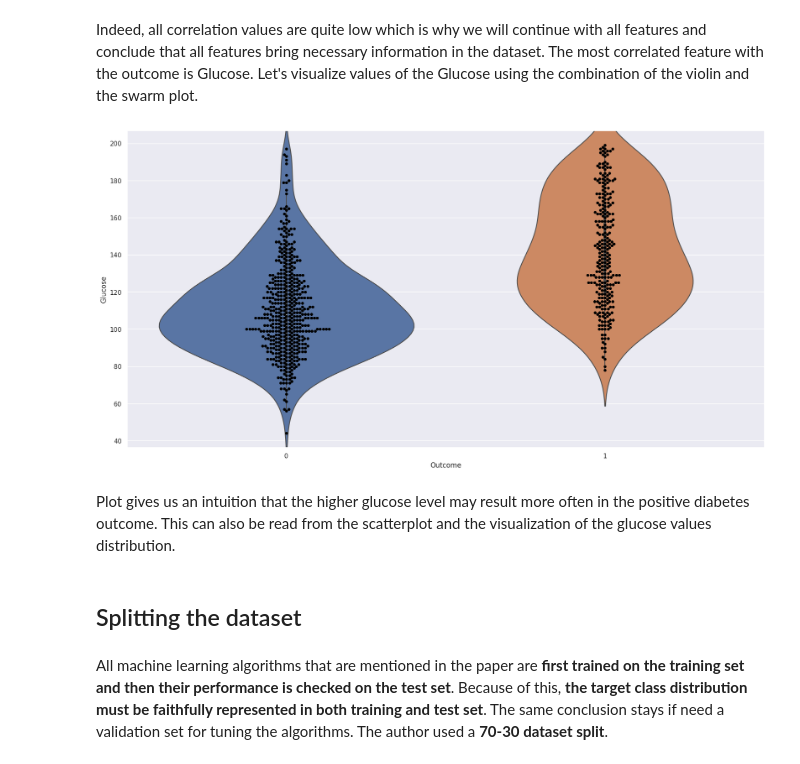
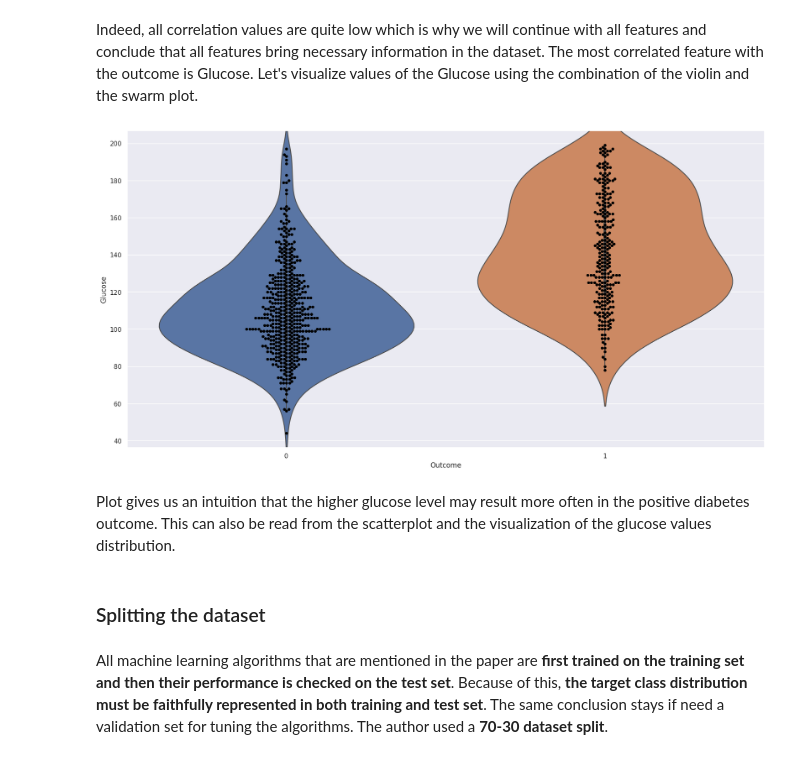
Before and after one commit to as51340/DataScienceProject, a Jupyter notebook: diabetes_classification.ipynb, the cells around one changed output. Saved outputs shown, nothing was run; the diff lists cells and outputs as text; code cells hidden in the pictures.

```diff
--- a/diabetes_classification.ipynb
+++ b/diabetes_classification.ipynb
@@ -263,15 +290,15 @@ plt.show()
 # %% [markdown]
 Indeed, all correlation values are quite low which is why we will continue with all features and conclude that all features bring necessary information in the dataset. The most correlated feature with the outcome is Glucose. Let's visualize values of the Glucose using the combination of the violin and the swarm plot.
 # %%
-sns.violinplot(x="Outcome", y="Glucose", data=diabetes)
+sns.violinplot(x="Outcome", y="Glucose", data=diabetes, scale="width")
 sns.swarmplot(x='Outcome', y="Glucose", data=diabetes, color='black')
 plt.show()
 # %% [output]
-[figure, old version]
+[figure, new version]
 # %% [markdown]
 Plot gives us an intuition that the higher glucose level may result more often in the positive diabetes outcome. This can also be read from the scatterplot and the visualization of the glucose values distribution.
 # %% [markdown]
-## Splitting the dataset
+### Splitting the dataset
 # %% [markdown]
 All machine learning algorithms that are mentioned in the paper are **first trained on the training set and then their performance is checked on the test set**. Because of this, **the target class distribution must be faithfully represented in both training and test set**. The same conclusion stays if need a validation set for tuning the algorithms. The author used a **70-30 dataset split**.
 # %%
```
Also changed, not shown: parts of 54 cells of this notebook.
